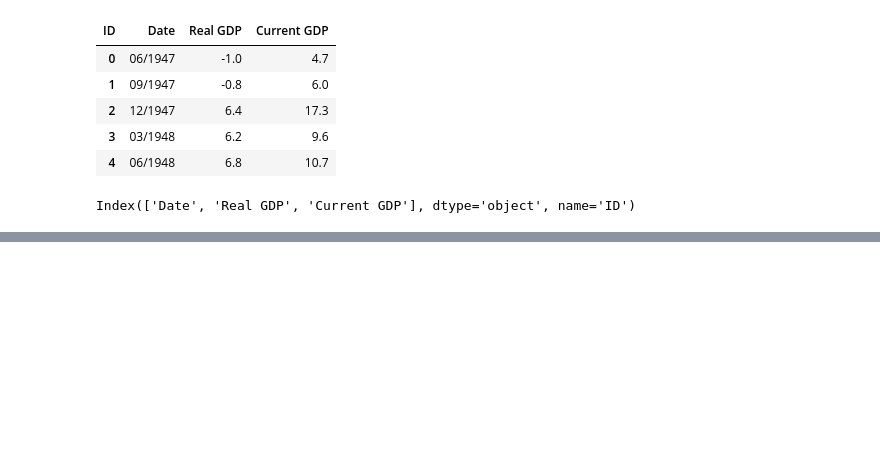
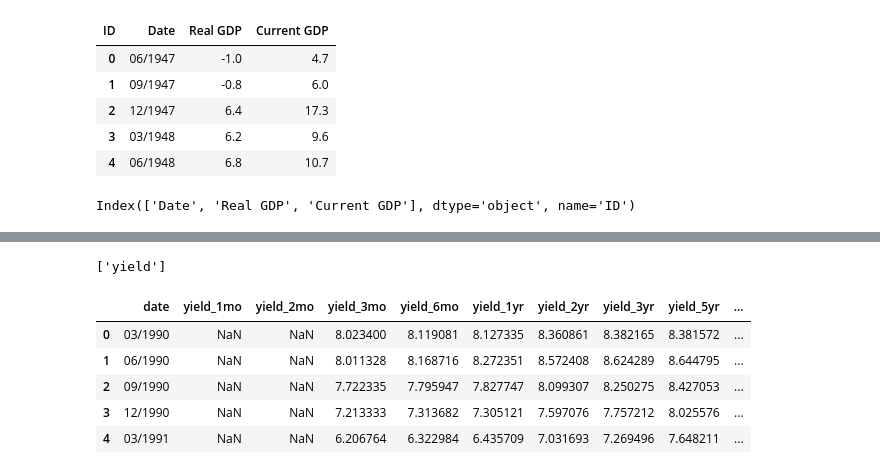
Before and after one commit to mingusone/DataAnalysisETL, a Jupyter notebook: gdpQ.ipynb, the cells around one changed output, grey strips where cells are left out. Cells and saved outputs as stored; diff of their text form; code cells hidden in the pictures; blank space fills up the shorter version.

```diff
--- a/gdpQ.ipynb
+++ b/gdpQ.ipynb
@@ -99,0 +118,18 @@ gdpQ_transformed_df.to_csv("resources/gdpQDB.csv", index=False, header=True)
+# %%
+# Create database connection
+connection_string = "postgres:postgres@localhost:5432/yield"
+engine = create_engine(f'postgresql://{connection_string}')
+# %%
+# Confirm tables
+engine.table_names()
+# %% [output]
+['yield']
+# %%
+pd.read_sql_query('select * from yield', con=engine).head()
+# %% [output]
+|  | date | yield_1mo | yield_2mo | yield_3mo | yield_6mo | yield_1yr | yield_2yr | yield_3yr | yield_5yr | ... |
+| 0 | 03/1990 | NaN | NaN | 8.023400 | 8.119081 | 8.127335 | 8.360861 | 8.382165 | 8.381572 | ... |
+| 1 | 06/1990 | NaN | NaN | 8.011328 | 8.168716 | 8.272351 | 8.572408 | 8.624289 | 8.644795 | ... |
+| 2 | 09/1990 | NaN | NaN | 7.722335 | 7.795947 | 7.827747 | 8.099307 | 8.250275 | 8.427053 | ... |
+| 3 | 12/1990 | NaN | NaN | 7.213333 | 7.313682 | 7.305121 | 7.597076 | 7.757212 | 8.025576 | ... |
+| 4 | 03/1991 | NaN | NaN | 6.206764 | 6.322984 | 6.435709 | 7.031693 | 7.269496 | 7.648211 | ... |
```
Also changed, not shown: parts of 4 cells of this notebook, 8 other files.
